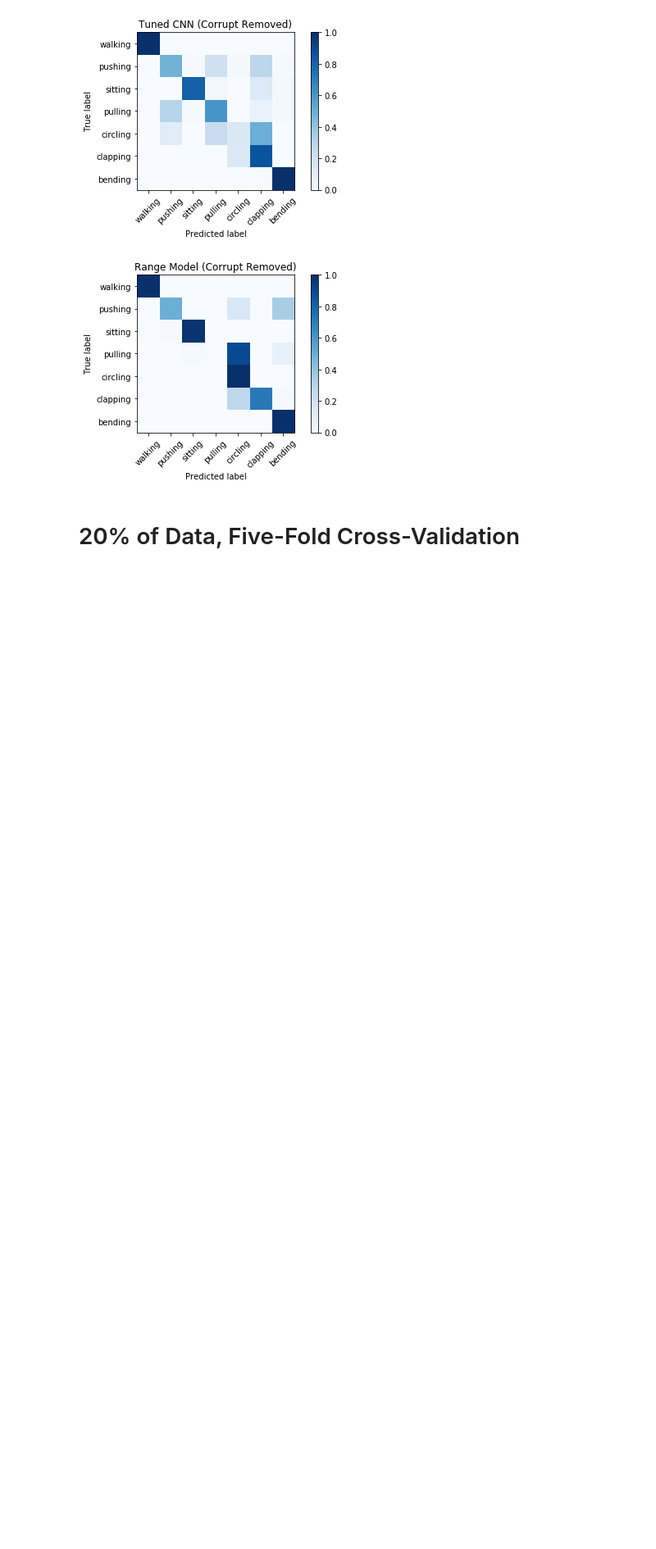
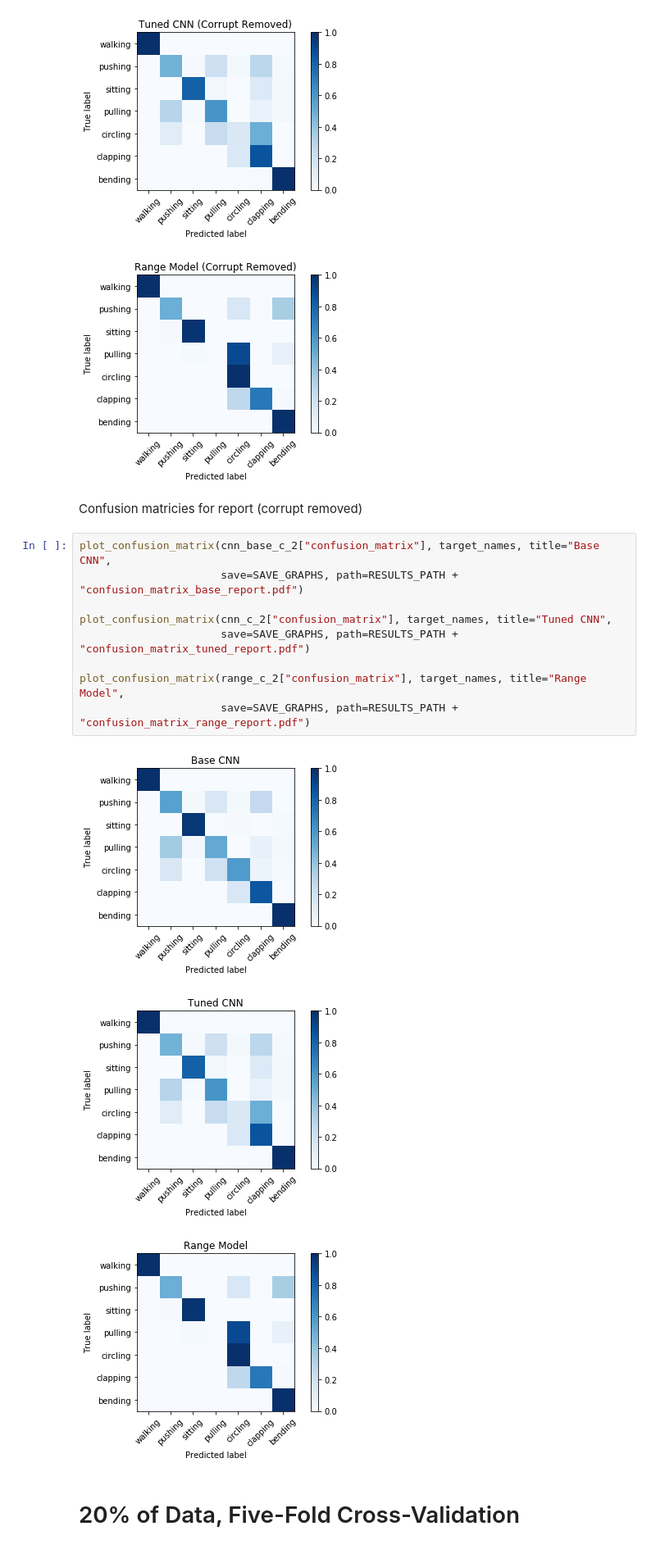
Before and after one commit to Andrew-Mackay/Adapting-the-WaveNet-Deep-Learning-Model-for-RADAR-Classification, a Jupyter notebook: notebooks/17_final_evaluation_comparison.ipynb, the cells around one changed output. Shown at 82% size. Drawn from its saved outputs; the diff is of its cells as text; blank space fills up the shorter version.

```diff
--- a/notebooks/17_final_evaluation_comparison.ipynb
+++ b/notebooks/17_final_evaluation_comparison.ipynb
@@ -166,6 +166,21 @@ plot_confusion_matrix(range_c_2["confusion_matrix"], target_names, title="Range
 [figure]
 [figure]
 [figure]
+# %% [markdown]
+Confusion matricies for report (corrupt removed)
+# %%
+plot_confusion_matrix(cnn_base_c_2["confusion_matrix"], target_names, title="Base CNN",
+                      save=SAVE_GRAPHS, path=RESULTS_PATH + "confusion_matrix_base_report.pdf")
+
+plot_confusion_matrix(cnn_c_2["confusion_matrix"], target_names, title="Tuned CNN",
+                      save=SAVE_GRAPHS, path=RESULTS_PATH + "confusion_matrix_tuned_report.pdf")
+
+plot_confusion_matrix(range_c_2["confusion_matrix"], target_names, title="Range Model",
+                      save=SAVE_GRAPHS, path=RESULTS_PATH + "confusion_matrix_range_report.pdf")
+# %% [output]
+[figure, added]
+[figure, added]
+[figure, added]
 # %% [markdown]
 # 20% of Data, Five-Fold Cross-Validation
 # %%
```
Also changed, not shown: parts of 10 cells of this notebook, 9 other files.
